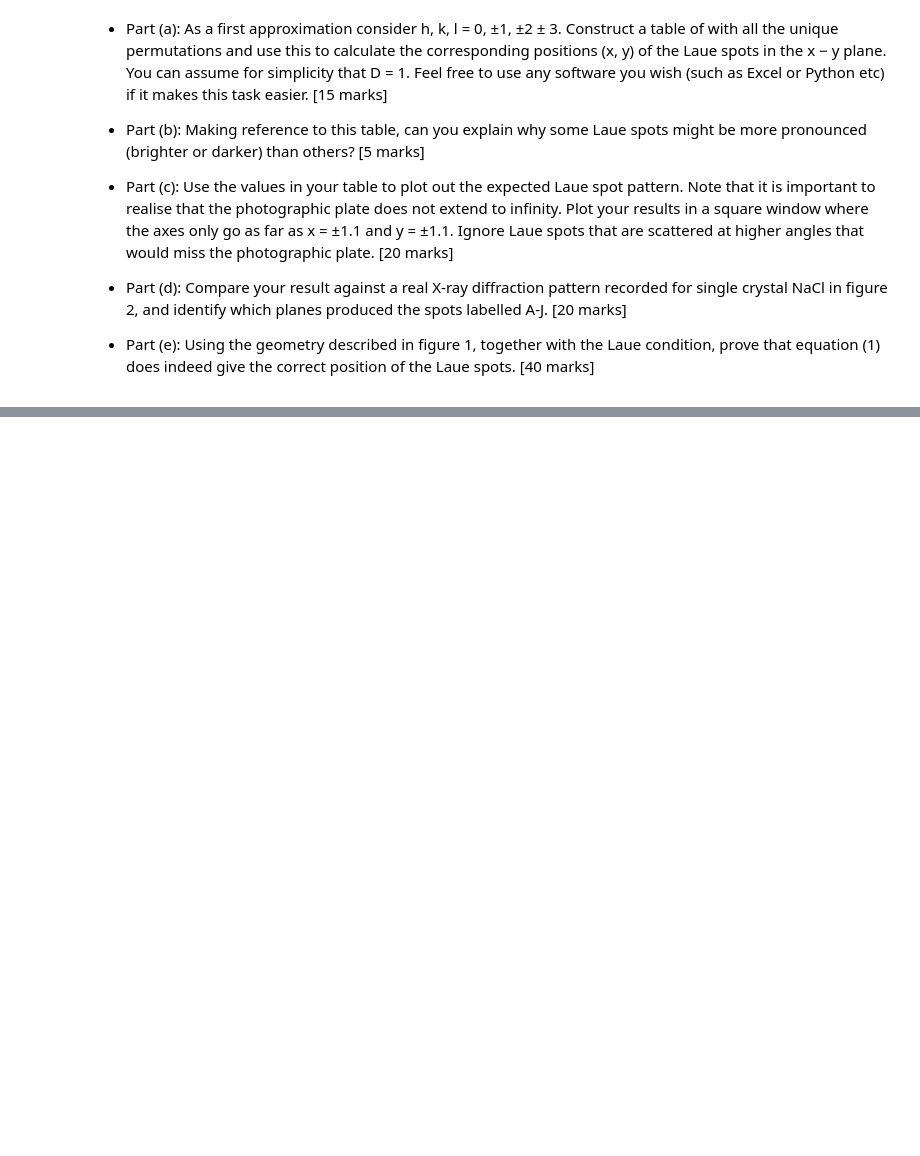
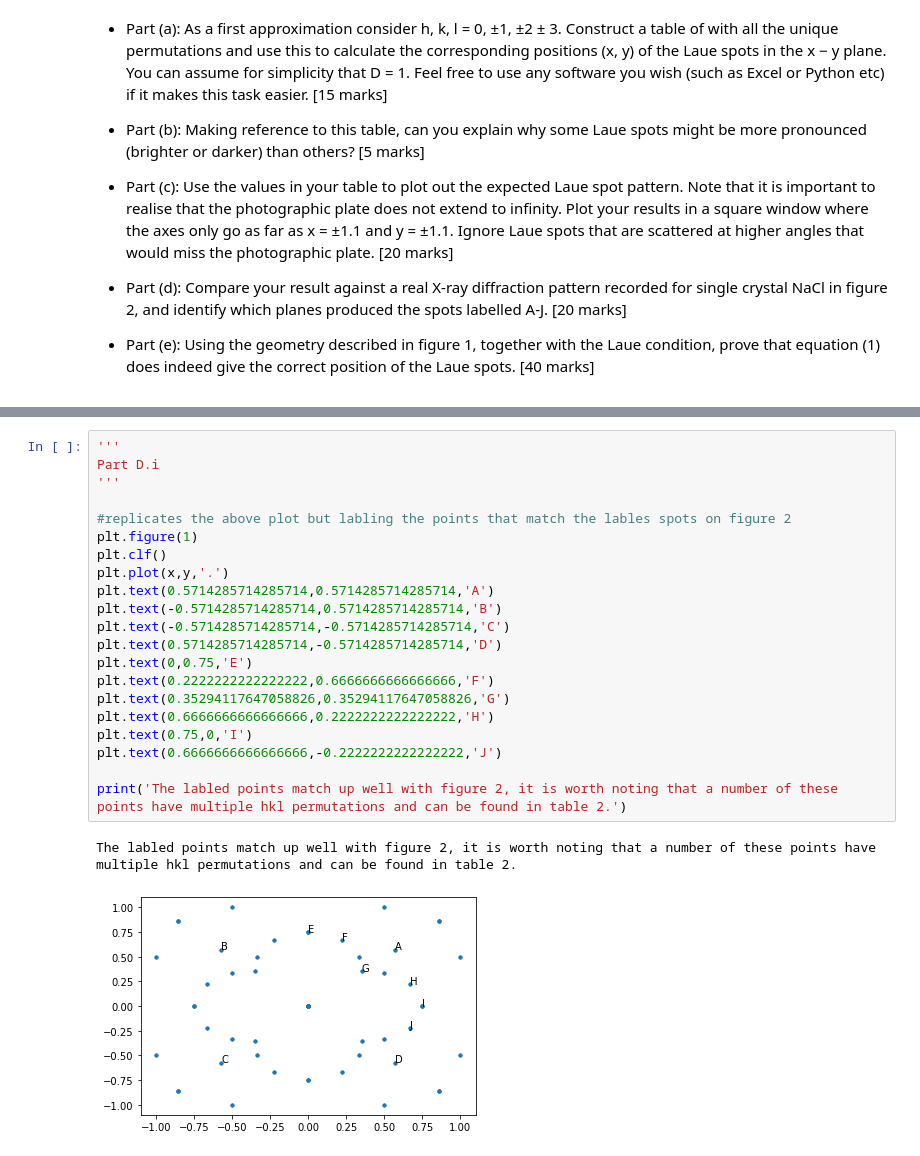
Before and after one commit to Martin-William/Wills-Code, a Jupyter notebook: CondensedCA1.ipynb, the cells around one changed output, grey strips where cells are left out. Drawn from its saved outputs; the diff is of its cells as text; blank space fills up the shorter version.

```diff
--- a/CondensedCA1.ipynb
+++ b/CondensedCA1.ipynb
@@ -186,0 +192,24 @@ prove equ 1 correct?
+# %%
+'''
+Part D.i
+'''
+
+#replicates the above plot but labling the points that match the lables spots on figure 2
+plt.figure(1)
+plt.clf()
+plt.plot(x,y,'.')
+plt.text(0.5714285714285714,0.5714285714285714,'A')
+plt.text(-0.5714285714285714,0.5714285714285714,'B')
+plt.text(-0.5714285714285714,-0.5714285714285714,'C')
+plt.text(0.5714285714285714,-0.5714285714285714,'D')
+plt.text(0,0.75,'E')
+plt.text(0.2222222222222222,0.6666666666666666,'F')
+plt.text(0.35294117647058826,0.35294117647058826,'G')
+plt.text(0.6666666666666666,0.2222222222222222,'H')
+plt.text(0.75,0,'I')
+plt.text(0.6666666666666666,-0.2222222222222222,'J')
+
+print('The labled points match up well with figure 2, it is worth noting that a number of these points have multiple hkl permutations and can be found in table 2.')
+# %% [output]
+The labled points match up well with figure 2, it is worth noting that a number of these points have multiple hkl permutations and can be found in table 2.
+[figure, added]
```
Also changed, not shown: parts of 6 cells of this notebook.
